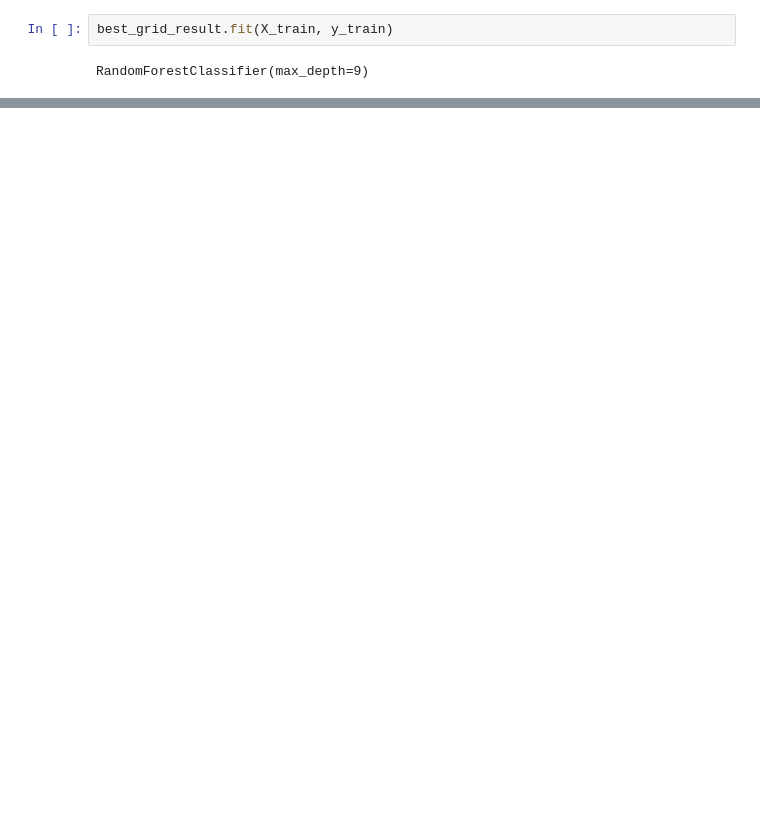
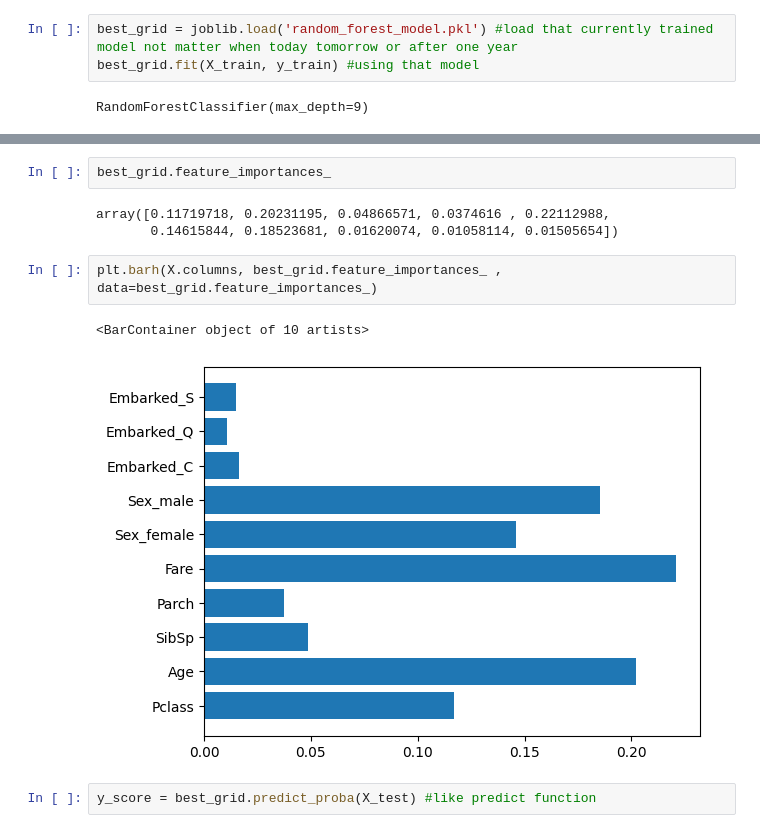
Before and after one commit to WeenAIthDev/AI-career-journey, a Jupyter notebook: data_analytics_projects/titanic_intelligence_dataset/Titanic-intelligence-data.ipynb, the cells around one changed output, grey strips where cells are left out. Cells and saved outputs as stored; diff of their text form; blank space fills up the shorter version.

```diff
--- a/data_analytics_projects/titanic_intelligence_dataset/Titanic-intelligence-data.ipynb
+++ b/data_analytics_projects/titanic_intelligence_dataset/Titanic-intelligence-data.ipynb
@@ -371,5 +382,6 @@ best_grid_result = grid_results.best_estimator_
 # %%
-best_grid_result.fit(X_train, y_train)
+best_grid = joblib.load('random_forest_model.pkl') #load that currently trained model not matter when today tomorrow or after one year
+best_grid.fit(X_train, y_train) #using that model
 # %% [output]
 RandomForestClassifier(max_depth=9)
 # %%
@@ -396,0 +420,12 @@ weighted avg       0.82      0.82      0.82       179
+# %%
+best_grid.feature_importances_
+# %% [output]
+array([0.11719718, 0.20231195, 0.04866571, 0.0374616 , 0.22112988,
+       0.14615844, 0.18523681, 0.01620074, 0.01058114, 0.01505654])
+# %%
+plt.barh(X.columns, best_grid.feature_importances_ , data=best_grid.feature_importances_)
+# %% [output]
+<BarContainer object of 10 artists>
+[figure, added]
+# %%
+y_score = best_grid.predict_proba(X_test) #like predict function
```
Also changed, not shown: parts of 33 cells of this notebook, 2 other files.
